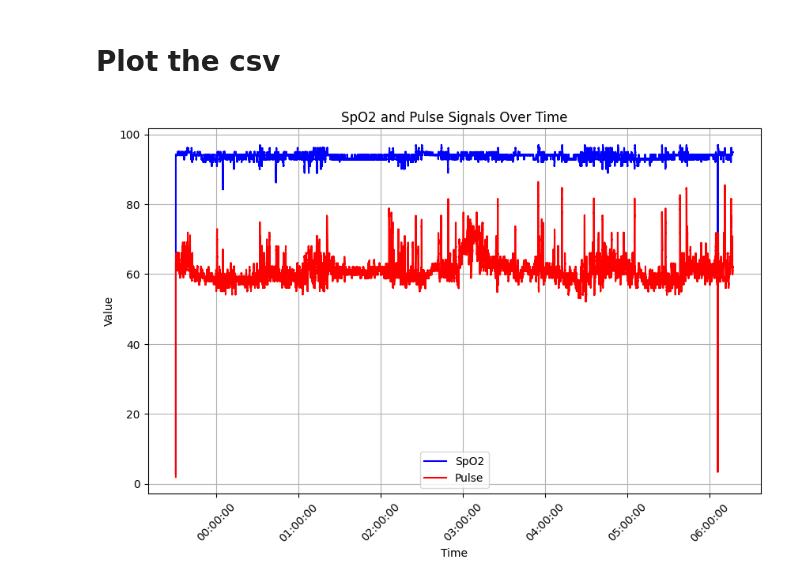
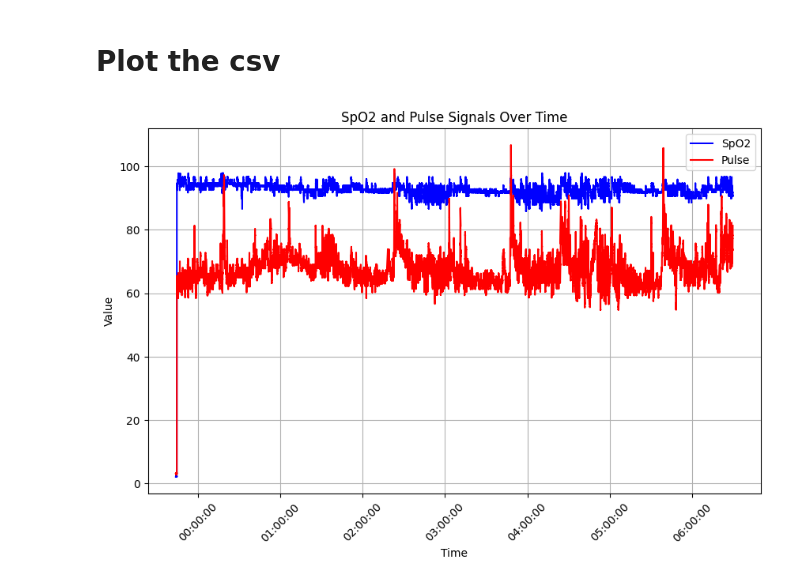
Before and after one commit to AnnaGass/DSA-SleepHealthData, a Jupyter notebook: Notebook.ipynb, the cells around one changed output. Saved outputs shown, nothing was run; the diff lists cells and outputs as text; code cells hidden in the pictures.

```diff
--- a/Notebook.ipynb
+++ b/Notebook.ipynb
@@ -3,7 +3,7 @@
 # %% [markdown]
 # Select the subject to be used
 # %%
-subject = 7
+subject = '013'
 # %% [markdown]
 # Import the data from physionet
 # %%
@@ -49,7 +46,7 @@ pulse_index = 13    # taken from the headers
 data = []
 
 # open the file
-path = "/content/physionet.org/files/ucddb/1.0.0/ucddb00" + str(subject) + ".rec"
+path = "/content/physionet.org/files/ucddb/1.0.0/ucddb" + subject + ".rec"
 f = pyedflib.EdfReader(path)
 
 # file properties
@@ -74,7 +71,7 @@ for i in range(len(pulse_signals)):
     start_time += timedelta(seconds=time_between_meassurements)
 
 # Specify the file name
-csv_file = "results/subject" + str(subject) + ".csv"
+csv_file = "results/subject" + subject + ".csv"
 
 # Create results folder if not exists
 if not os.path.exists("results"):
@@ -111,32 +108,32 @@ for dt_str in timestamp:
         dt_obj = datetime.strptime(dt_str, "%Y-%m-%d %H:%M:%S.%f")
     except ValueError:
         # If milliseconds are not present, parse without milliseconds
         dt_obj = datetime.strptime(dt_str, "%Y-%m-%d %H:%M:%S")
     datetime_objects.append(dt_obj)
 
 # Plotting
 plt.figure(figsize=(10, 6))
 plt.plot(datetime_objects, spo2, label='SpO2', color='blue')
 plt.plot(datetime_objects, pulse, label='Pulse', color='red')
 
 plt.title('SpO2 and Pulse Signals Over Time')
 plt.xlabel('Time')
 plt.ylabel('Value')
 plt.legend()
 plt.grid(True)
 
 # Set the format of the x-axis ticks to display only the time part
 plt.gca().xaxis.set_major_formatter(mdates.DateFormatter('%H:%M:%S'))
 
 # Rotate the x-axis labels for better readability
 plt.xticks(rotation=45)
 
-plot_png = "results/subject_plot" + str(subject) + ".png"
+plot_png = "results/subject_plot" + subject + ".png"
 
 # Save the plot to a file
 plt.savefig(plot_png)
 
 # Show the plot
 plt.show()
 # %% [output]
-[figure, old version]
+[figure, new version]
```
Also changed, not shown: parts of 2 cells of this notebook.
